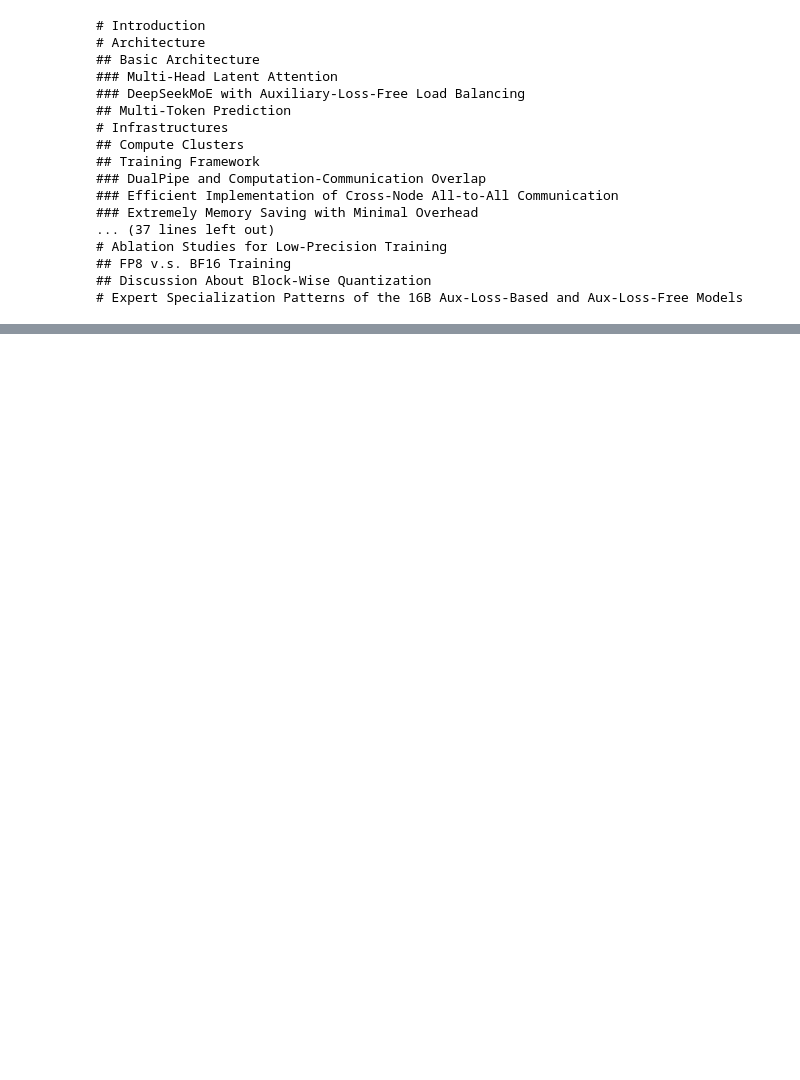
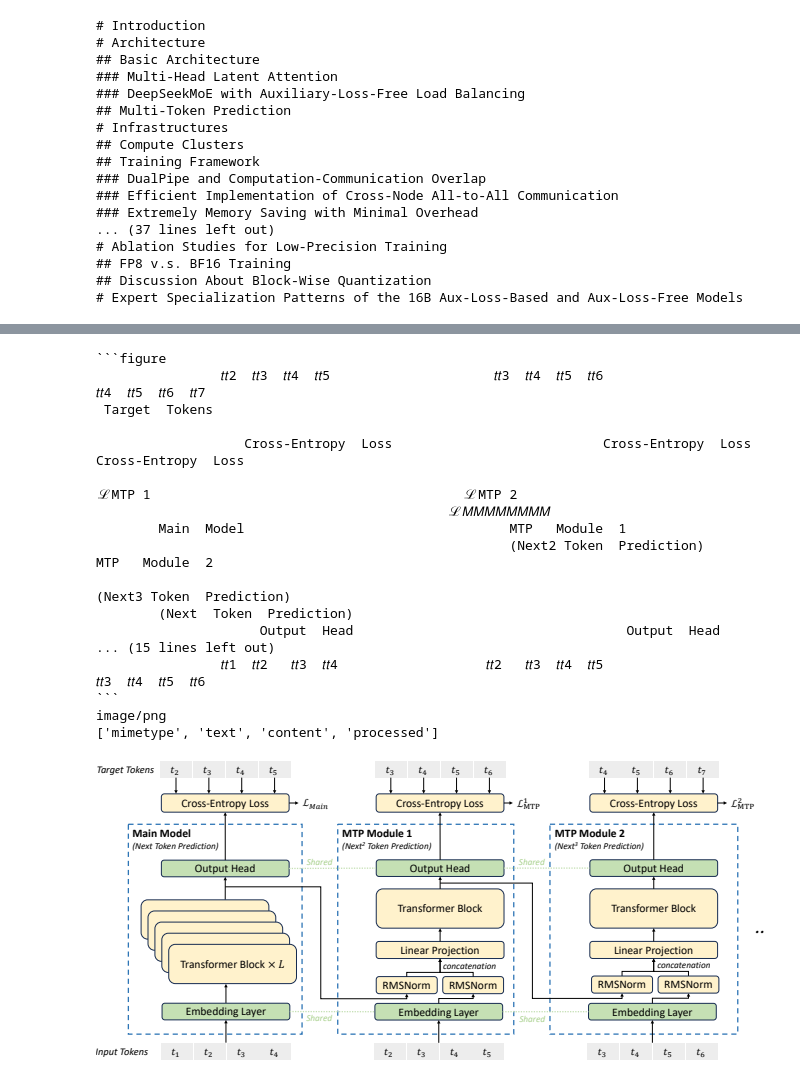
Before and after one commit to chunking-ai/chunking, a Jupyter notebook: cookbook/88_pdf.ipynb, the cells around one changed output, grey strips where cells are left out. Saved outputs shown, nothing was run; the diff lists cells and outputs as text; code cells hidden in the pictures; blank space fills up the shorter version.

````diff
--- a/cookbook/88_pdf.ipynb
+++ b/cookbook/88_pdf.ipynb
@@ -66,0 +223,32 @@ print(chunks[0].render())
+# %%
+# we can do the same for Figure chunk
+figure_chunk = new_root.find_all(ctype=CType.Figure)[3]
+
+# show the 2D rendered text of the table chunk
+print(figure_chunk.text)
+
+# see how it looks like in the PDF
+print(figure_chunk.mimetype)
+# render the content (bytes) to a PIL Imagea
+figure_dict = figure_chunk.render("multi")[0]
+print(list(figure_dict.keys()))
+figure_dict["content"]
+# %% [output]
+```figure
+                𝑡𝑡2  𝑡𝑡3  𝑡𝑡4  𝑡𝑡5                     𝑡𝑡3  𝑡𝑡4  𝑡𝑡5  𝑡𝑡6                    𝑡𝑡4  𝑡𝑡5  𝑡𝑡6  𝑡𝑡7
+ Target  Tokens
+
+                   Cross-Entropy  Loss                           Cross-Entropy  Loss                           Cross-Entropy  Loss
+                                                                                           ℒMTP 1                                        ℒMTP 2
+                                             ℒ𝑀𝑀𝑀𝑀𝑀𝑀𝑀𝑀
+        Main  Model                                  MTP   Module  1
+                                                     (Next2 Token  Prediction)                     MTP   Module  2
+                                                                                                   (Next3 Token  Prediction)
+        (Next  Token  Prediction)
+                     Output  Head                                   Output  Head
+... (15 lines left out)
+                𝑡𝑡1  𝑡𝑡2   𝑡𝑡3  𝑡𝑡4                   𝑡𝑡2   𝑡𝑡3  𝑡𝑡4  𝑡𝑡5                    𝑡𝑡3  𝑡𝑡4  𝑡𝑡5  𝑡𝑡6
+```
+image/png
+['mimetype', 'text', 'content', 'processed']
+[figure, added]
````
Also changed, not shown: parts of 18 cells of this notebook, 1 other file.
